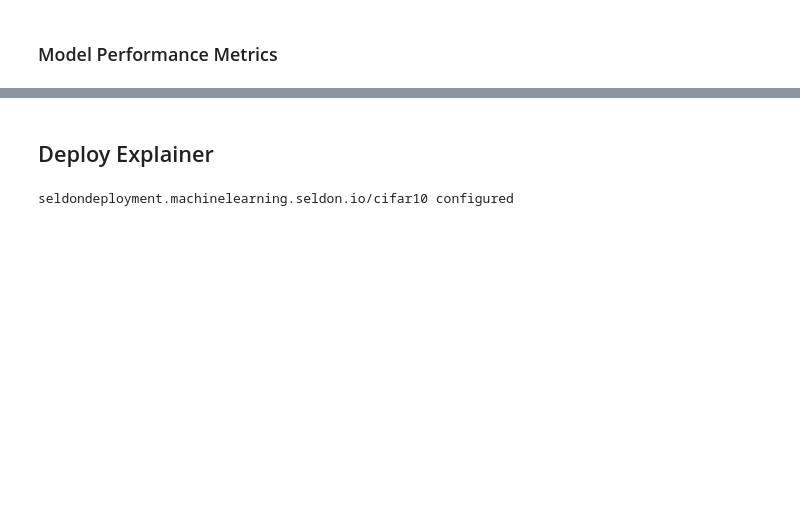
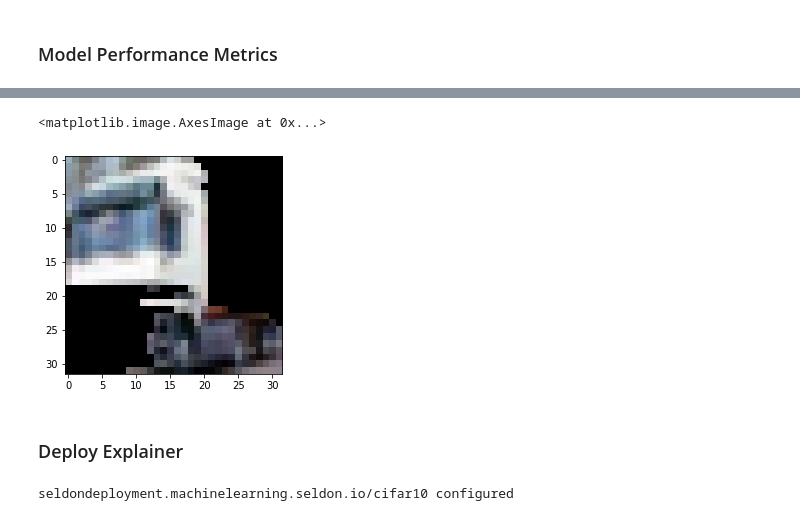
Before and after one commit to axsaucedo/seldon_experiments, a Jupyter notebook: monitoring-talk/cifar10_example.ipynb, the cells around one changed output, grey strips where cells are left out. Drawn from its saved outputs; the diff is of its cells as text; code cells hidden in the pictures; blank space fills up the shorter version.

```diff
--- a/monitoring-talk/cifar10_example.ipynb
+++ b/monitoring-talk/cifar10_example.ipynb
@@ -74,8 +71,6 @@ If you follow this step, you will be able to use your own bucket instead of the
 Once you follow one of the methods above, you are able to test the model locally.
 
 For this we have to load it with Tensorflow and then run a data instance through it.
-# %%
-model = tf.saved_model.load("resnet32/1/")
 # %%
 X_curr = X_train[1:2]
 # %%
@@ -154,0 +151,11 @@ for X_i in X_test:
+# %%
+def predict_fn(x):
+    return model.predict(x)
+# %%
+from alibi.explainers import AnchorImage
+
+image_shape = (32, 32, 3)
+segmentation_fn = 'slic'
+kwargs = {'n_segments': 5, 'compactness': 20, 'sigma': .5}
+explainer = AnchorImage(predict_fn, image_shape, segmentation_fn=segmentation_fn,
+                        segmentation_kwargs=kwargs, images_background=None)
@@ -155,5 +167,13 @@ for X_i in X_test:
+# %%
+np.random.seed(0)
+explanation = explainer.explain(X_curr[0], threshold=.95, p_sample=.5, tau=0.25)
+# %%
+plt.imshow(explanation.anchor)
+# %% [output]
+<matplotlib.image.AxesImage at 0x...>
+[figure, added]
 # %% [markdown]
-## Deploy Explainer
+### Deploy Explainer
 # %%
 %%bash
 kubectl apply -f - << END
```
Also changed, not shown: parts of 45 cells of this notebook.
